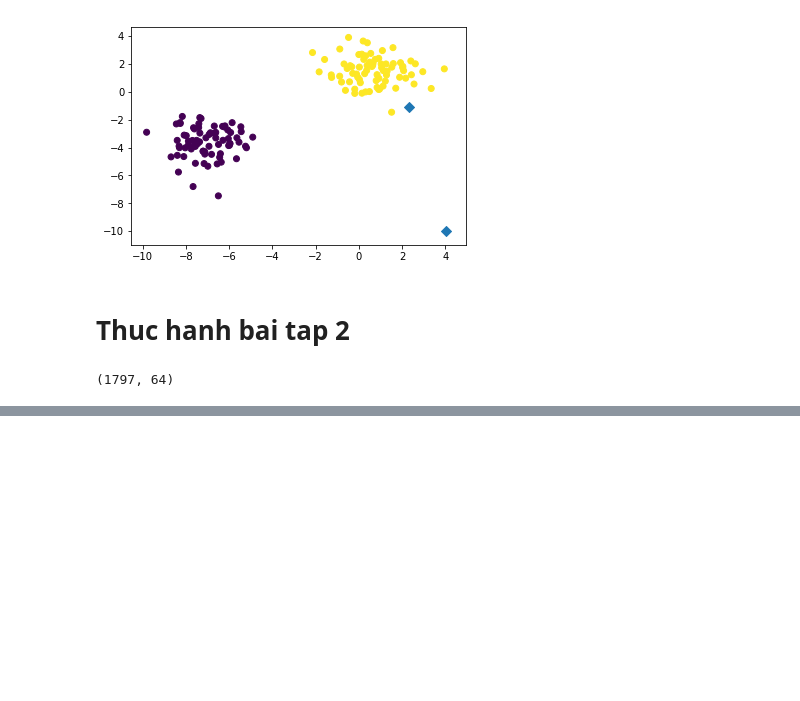
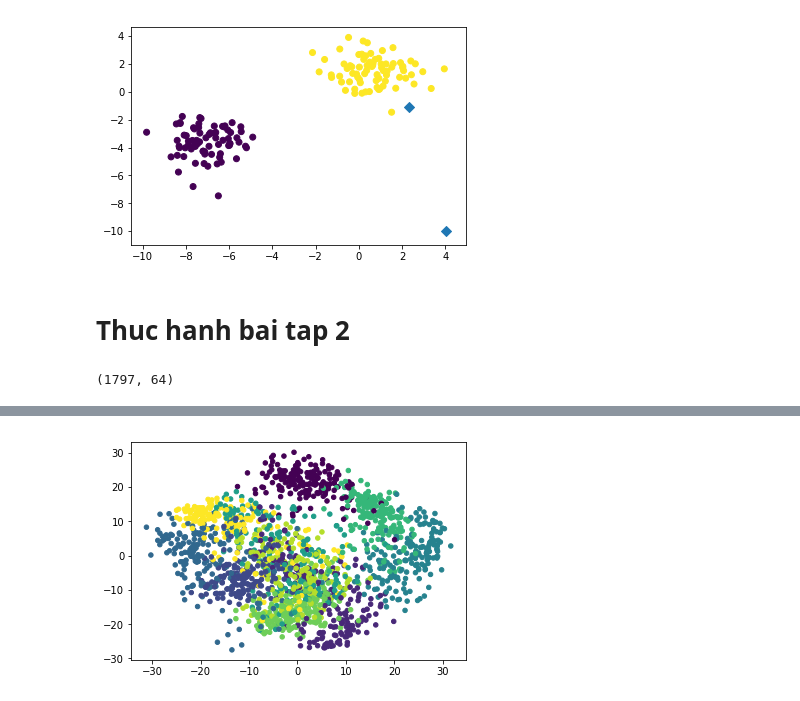
Before and after one commit to thuyltn2408/homework1, a Jupyter notebook: Thuy_homework1.ipynb, the cells around one changed output, grey strips where cells are left out. Saved outputs shown, nothing was run; the diff lists cells and outputs as text; code cells hidden in the pictures; blank space fills up the shorter version.

```diff
--- a/Thuy_homework1.ipynb
+++ b/Thuy_homework1.ipynb
@@ -133,3 +133,8 @@ plt.show()
+# %%
+plt.scatter(digitsData_to_2dimention[:,0], digitsData_to_2dimention[:,1],  c= digits.target, s=20)
+plt.show()
+# %% [output]
+[figure, added]
 # %%
 plt.scatter(digitsData_to_2dimention[:,0],digitsData_to_2dimention[:,1], c=labels,s=20)
 plt.show()
```
Also changed, not shown: parts of 9 cells of this notebook.
